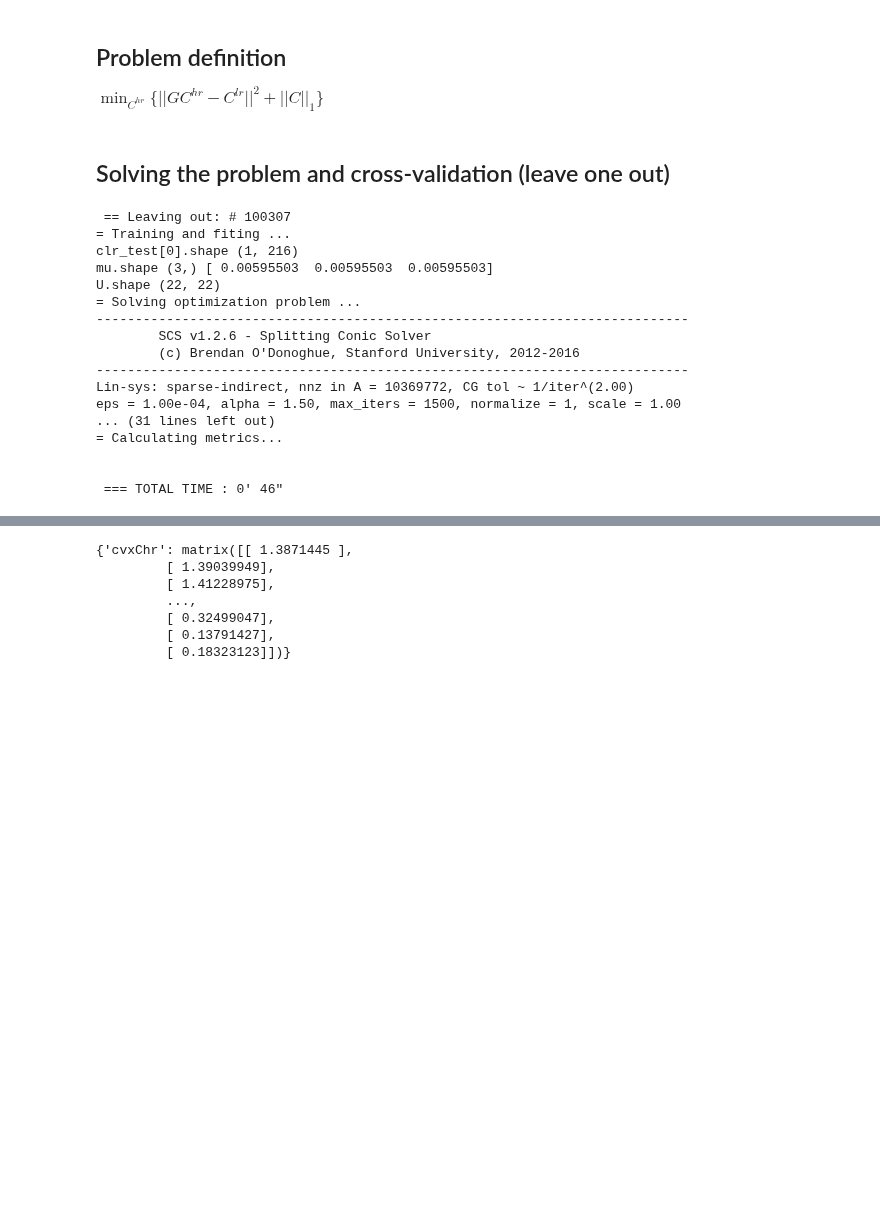
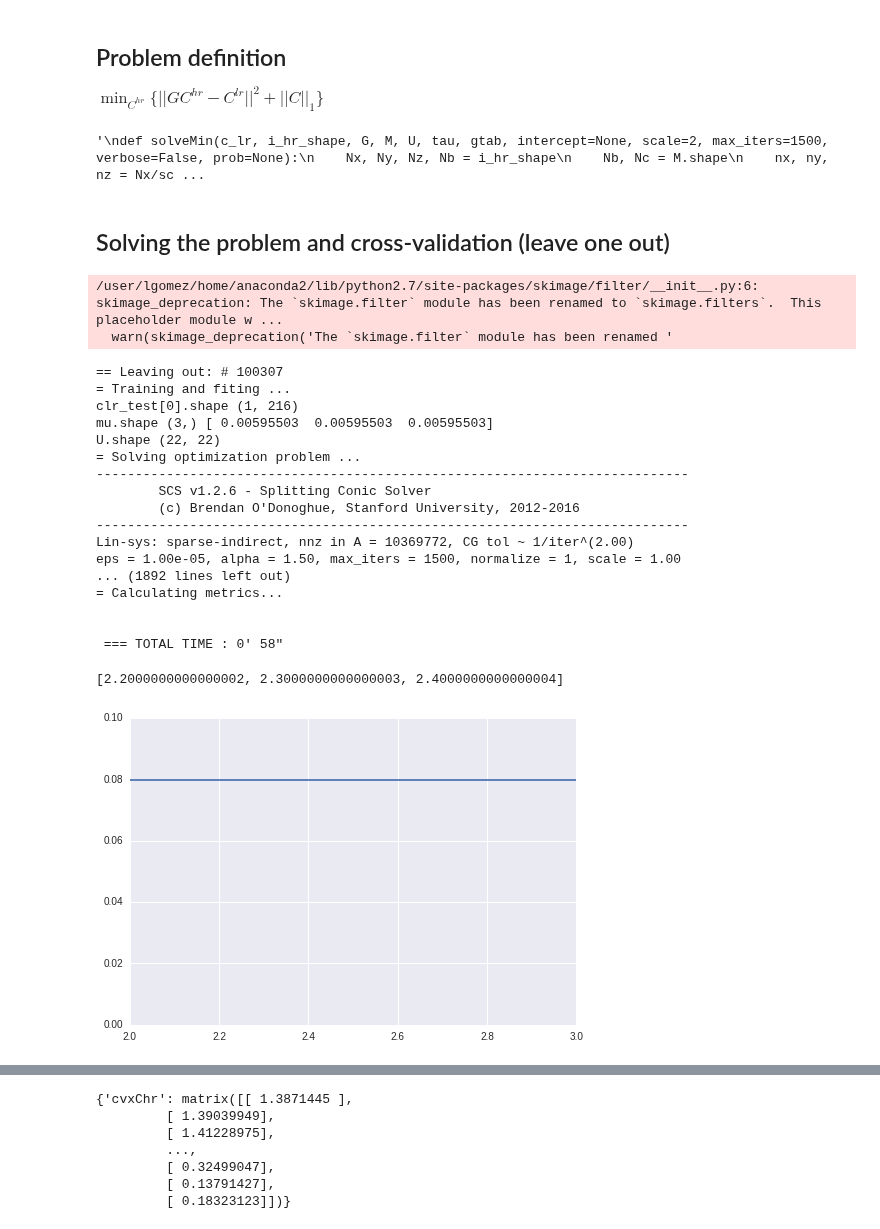
Before and after one commit to egomezsumma/iqt, a Jupyter notebook: Experimento 5.3 (Mapl+ dict G(c)).ipynb, the cells around one changed output, grey strips where cells are left out. Saved outputs shown, nothing was run; the diff lists cells and outputs as text; code cells hidden in the pictures; blank space fills up the shorter version.

```diff
--- a/Experimento 5.3 (Mapl+ dict G(c)).ipynb
+++ b/Experimento 5.3 (Mapl+ dict G(c)).ipynb
@@ -380,6 +374,7 @@ $ \min_{C^{hr}} \{ ||GC^{hr} - C^{lr}||^2  + ||C||_{1} \}$
 
     return prob, cvxFidelityExp ,  cvxLaplaceRegExp , cvxNorm1
 # %%
+"""
 def solveMin(c_lr, i_hr_shape, G, M, U, tau, gtab, intercept=None, scale=2, max_iters=1500, verbose=False, prob=None):
     Nx, Ny, Nz, Nb = i_hr_shape
     Nb, Nc = M.shape
@@ -397,6 +392,7 @@ def solveMin(c_lr, i_hr_shape, G, M, U, tau, gtab, intercept=None, scale=2, max_
                                     gtab,
                                     scale,
                                     intercept=intercept)
+
 
 
     start_time = time.time()
@@ -429,3 +425,6 @@ def solveMin(c_lr, i_hr_shape, G, M, U, tau, gtab, intercept=None, scale=2, max_
     print 'cvxNorm1', cvxNorm1.value
 
     return A, C, seg, prob, cvxFidelityExp, cvxLaplaceRegExp , cvxNorm1
+"""
+# %% [output]
+'\ndef solveMin(c_lr, i_hr_shape, G, M, U, tau, gtab, intercept=None, scale=2, max_iters=1500, verbose=False, prob=None):\n    Nx, Ny, Nz, Nb = i_hr_shape\n    Nb, Nc = M.shape\n    nx, ny, nz = Nx/sc ...
@@ -517,8 +591,12 @@ for i in range(0, iterations):
     # Minimization solve
     # mock: A, seg = np.ones(i_hr.shape), 20
     print '= Solving optimization problem ...'
-    A, C, seg, prob, cvxFidelityExp ,  cvxLaplaceRegExp , cvxNorm1 = \
-        solveMin(clr_test, i_hr.shape, G, M, U,  tau, gtab, intercept=intercept, scale=2, max_iters=1500, verbose=True)
+    name_parameter = 'lamda'
+    rango = np.arange(0,5,0.1)
+    A, C, seg, prob, cvxFidelityExp , cvxLaplaceRegExp , cvxNorm1, res = \
+        solveMin_fitCosnt(name_parameter,rango,  clr_test, i_hr, G, M, U,  tau, gtab, intercept=intercept, scale=2, max_iters=1500, verbose=True)
+        #solveMin(clr_test, i_hr.shape, G, M, U,  tau, gtab, intercept=intercept, scale=2, max_iters=1500, verbose=True)
+
     max_vals_hr_r.append(A.max())
     min_vals_hr_r.append(A.min())
 
@@ -594,23 +672,36 @@ if base_folder is not None:
     np.save(base_folder+ 'times' , times)
     np.save(base_folder+ 'optimal_vals', optimal_vals)
 # %% [output]
- == Leaving out: # 100307
-= Training and fiting ...
-clr_test[0].shape (1, 216)
-mu.shape (3,) [ 0.00595503  0.00595503  0.00595503]
-U.shape (22, 22)
-= Solving optimization problem ...
-----------------------------------------------------------------------------
-        SCS v1.2.6 - Splitting Conic Solver
-        (c) Brendan O'Donoghue, Stanford University, 2012-2016
-----------------------------------------------------------------------------
-Lin-sys: sparse-indirect, nnz in A = 10369772, CG tol ~ 1/iter^(2.00)
-eps = 1.00e-04, alpha = 1.50, max_iters = 1500, normalize = 1, scale = 1.00
-... (31 lines left out)
-= Calculating metrics...
-
-
- === TOTAL TIME : 0' 46"
+/user/lgomez/home/anaconda2/lib/python2.7/site-packages/skimage/filter/__init__.py:6: skimage_deprecation: The `skimage.filter` module has been renamed to `skimage.filters`.  This placeholder module w ...
+  warn(skimage_deprecation('The `skimage.filter` module has been renamed '
+== Leaving out: # 100307
+= Training and fiting ...
+clr_test[0].shape (1, 216)
+mu.shape (3,) [ 0.00595503  0.00595503  0.00595503]
+U.shape (22, 22)
+= Solving optimization problem ...
+----------------------------------------------------------------------------
+        SCS v1.2.6 - Splitting Conic Solver
+        (c) Brendan O'Donoghue, Stanford University, 2012-2016
+----------------------------------------------------------------------------
+Lin-sys: sparse-indirect, nnz in A = 10369772, CG tol ~ 1/iter^(2.00)
+eps = 1.00e-05, alpha = 1.50, max_iters = 1500, normalize = 1, scale = 1.00
+... (1892 lines left out)
+= Calculating metrics...
+
+
+ === TOTAL TIME : 0' 58"
+# %%
+res
+
+plt.plot(rango, res['mse'])
+plt.xlim(2,3)
+plt.ylim(0,0.10)
+idxs = [i for i in xrange(len(res['mse'])) if res['mse'][i] <= min(res['mse'])]
+[rango[i] for i in idxs]
+# %% [output]
+[2.2000000000000002, 2.3000000000000003, 2.4000000000000004]
+[figure, added]
 # %%
 # Para darle otra ronda
 A, C, seg, prob, cvxFidelityExp ,  cvxLaplaceRegExp , cvxNorm1 = \
```
Also changed, not shown: parts of 3 cells of this notebook, 17 other files.
